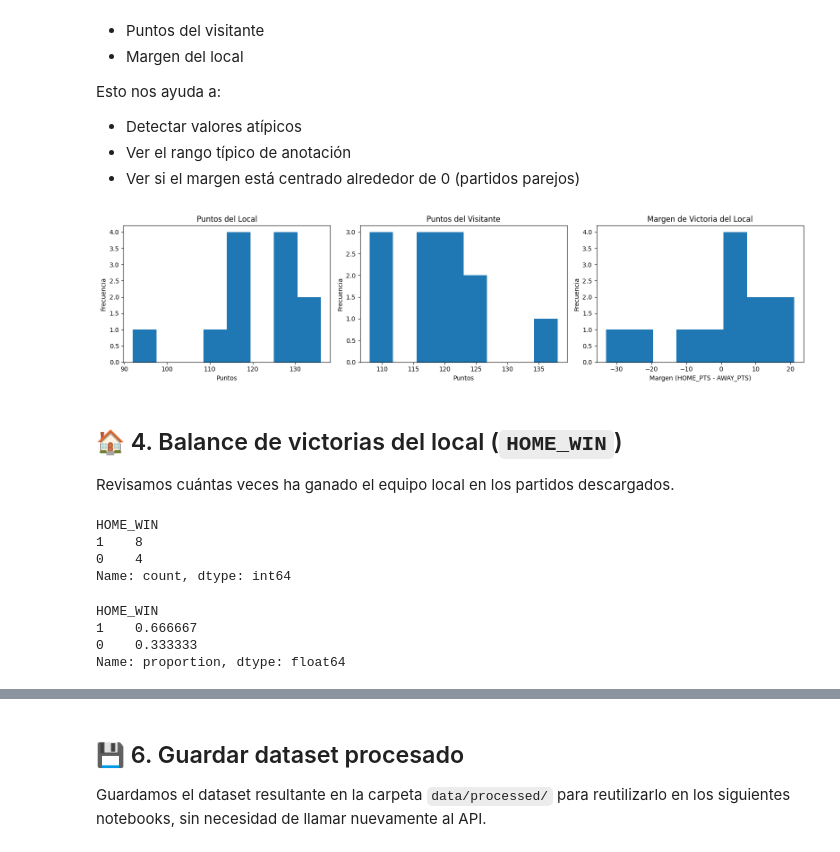
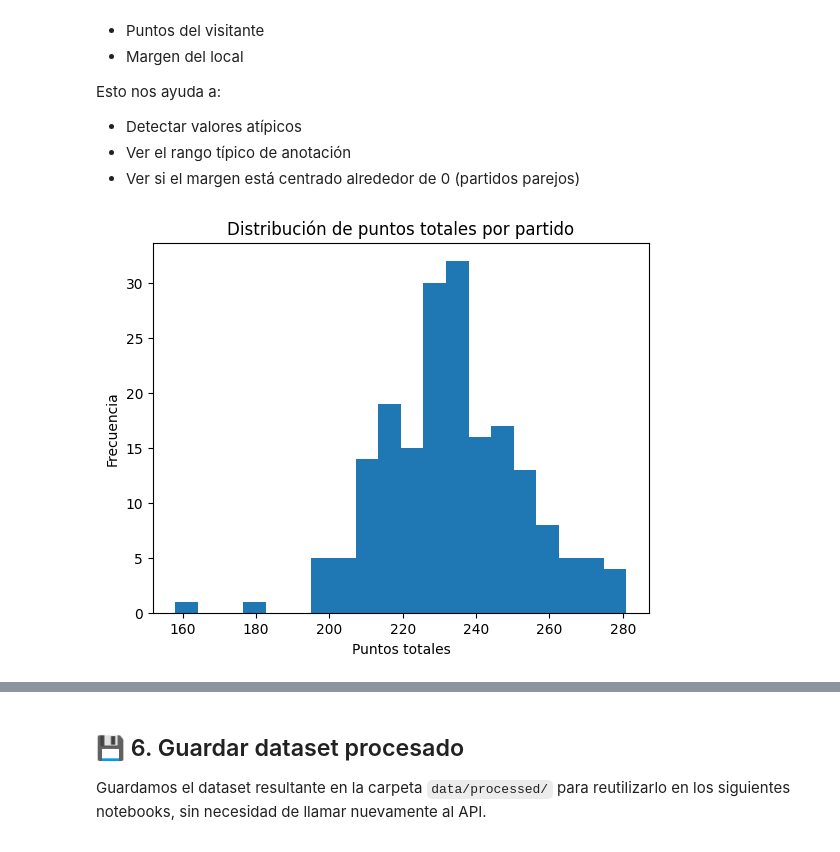
Before and after one commit to estemen27/NBA_Predictor, a Jupyter notebook: notebooks/01_exploracion.ipynb, the cells around one changed output, grey strips where cells are left out. Saved outputs shown, nothing was run; the diff lists cells and outputs as text; code cells hidden in the pictures.

```diff
--- a/notebooks/01_exploracion.ipynb
+++ b/notebooks/01_exploracion.ipynb
@@ -33,7 +25,8 @@ from src.data_fetch import (
 Usaremos `get_current_season_team_logs()` para obtener todos los registros TEAM-GAME
 y luego `build_game_level_dataset()` para pasarlo a nivel PARTIDO.
 # %%
-# Descarga de todos los partidos de la temporada actual
-df_team_logs = get_current_season_team_logs()   # usa LeagueGameLog por dentro
-df_team_logs.shape, df_team_logs.head()
+# 1. Descarga de logs crudos desde la API
+df_logs = get_current_season_team_logs()
+print(df_logs.shape)
+df_logs.head()
 # %% [output]
@@ -57,5 +40,6 @@ df_team_logs.shape, df_team_logs.head()
 # %%
-# Dataset a nivel partido (HOME vs AWAY en una fila)
-df_games = build_game_level_dataset(df_team_logs, max_games=None)
-df_games.shape, df_games.head()
+# 2. Construcción del dataset a nivel equipo-partido
+df_team_games = build_team_level_dataset(df_logs)
+print(df_team_games.shape)
+df_team_games.head()
 # %% [output]
@@ -78,0 +53,5 @@ df_games.shape, df_games.head()
+# %%
+# 3. Construcción del dataset a nivel partido (HOME vs AWAY)
+df_games = build_game_level_dataset(df_team_games)
+print(df_games.shape)
+df_games.head()
@@ -166,45 +152,12 @@ Esto nos ayuda a:
 - Ver el rango típico de anotación
 - Ver si el margen está centrado alrededor de 0 (partidos parejos)
 # %%
-plt.figure(figsize=(16, 4))
+import matplotlib.pyplot as plt
 
-plt.subplot(1, 3, 1)
-plt.hist(df_games["HOME_PTS"], bins=8)
-plt.title("Puntos del Local")
-plt.xlabel("Puntos")
+plt.hist(df_games["TOTAL_POINTS"], bins=20)
+plt.xlabel("Puntos totales")
 plt.ylabel("Frecuencia")
-
-plt.subplot(1, 3, 2)
-plt.hist(df_games["AWAY_PTS"], bins=8)
-plt.title("Puntos del Visitante")
-plt.xlabel("Puntos")
-plt.ylabel("Frecuencia")
-
-plt.subplot(1, 3, 3)
-plt.hist(df_games["MARGIN_HOME"], bins=8)
-plt.title("Margen de Victoria del Local")
-plt.xlabel("Margen (HOME_PTS - AWAY_PTS)")
-plt.ylabel("Frecuencia")
-
-plt.tight_layout()
+plt.title("Distribución de puntos totales por partido")
 plt.show()
 # %% [output]
-[figure, old version]
+[figure, new version]
-# %% [markdown]
-## 🏠 4. Balance de victorias del local (`HOME_WIN`)
-
-Revisamos cuántas veces ha ganado el equipo local en los partidos descargados.
-# %%
-df_games["HOME_WIN"].value_counts()
-# %% [output]
-HOME_WIN
-1    8
-0    4
-Name: count, dtype: int64
-# %%
-df_games["HOME_WIN"].value_counts(normalize=True)
-# %% [output]
-HOME_WIN
-1    0.666667
-0    0.333333
-Name: proportion, dtype: float64
```
Also changed, not shown: parts of 13 cells of this notebook, 11 other files.
